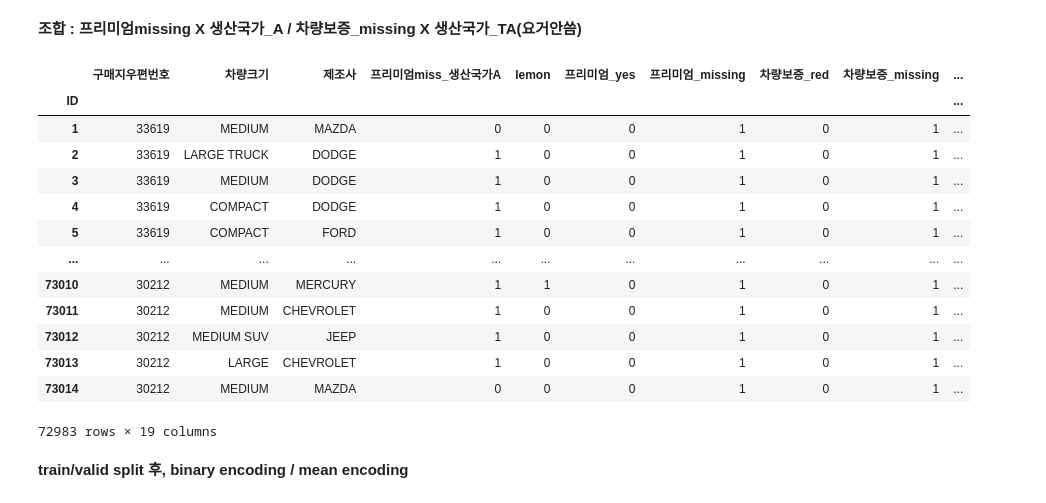
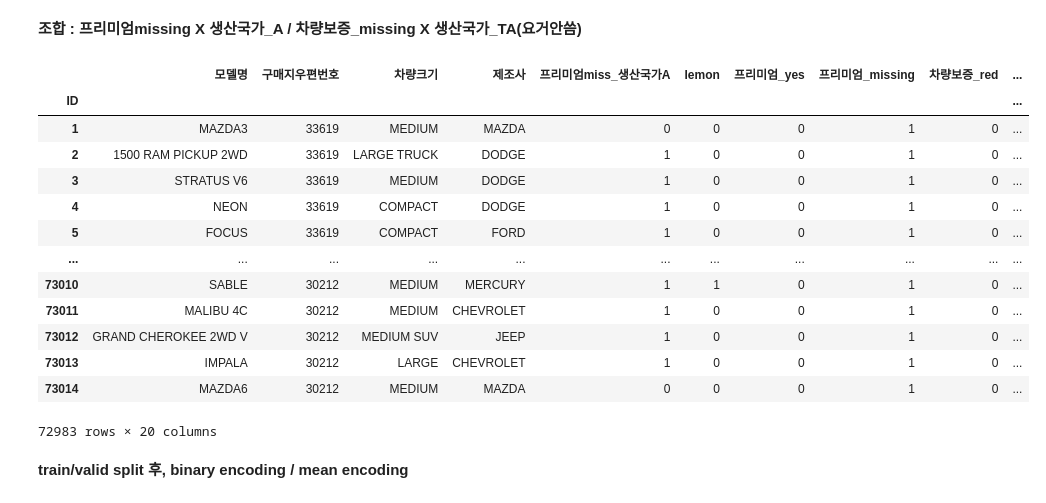
Before and after one commit to siwoolyyy/ml-data, a Jupyter notebook: lemon2.ipynb, the cells around one changed output. Cells and saved outputs as stored; diff of their text form; code cells hidden in the pictures.

```diff
--- a/lemon2.ipynb
+++ b/lemon2.ipynb
@@ -247,31 +247,31 @@ lemon['프리미엄miss_생산국가A'] = lemon["생산국가_A"] * lemon["프
 # %%
 # cols2 = ['lemon', '프리미엄_yes', '프리미엄_missing', '차량보증_red', '차량보증_missing', '운행거리_로그변환', '변속기_std', '온라인판매여부' ]
 # cols2 = ['lemon', '프리미엄_yes', '프리미엄_missing', '차량보증_red', '차량보증_missing', '변속기_std', '온라인판매여부' ]
 # cols3 = ['lemon', '프리미엄_yes', '프리미엄_missing', '차량보증_red', '차량보증_missing', '변속기_std', '온라인판매여부', '판매처_A', '판매처_M', '판매처_Other' ]
 # cols4 = ['lemon', '프리미엄_yes', '프리미엄_missing', '차량보증_red', '차량보증_missing', '변속기_std', '온라인판매여부', '판매처_A', '판매처_M', '판매처_Other', '생산국가_A', '생산국가_OA', '생산국가_TA']
 # cols5 = ['lemon', '프리미엄_yes', '프리미엄_missing', '차량보증_red', '차량보증_missing', '변속기_std', '온라인판매여부', '판매처_A', '판매처_M', '판매처_Other', '생산국가_A', '생산국가_OA', '생산국가_TA', '프리미엄miss_판매처A', '차량보증miss_판매처M']
-cols6 = [ '구매지우편번호','차량크기','제조사', '프리미엄miss_생산국가A','lemon', '프리미엄_yes', '프리미엄_missing', '차량보증_red', '차량보증_missing', '변속기_std', '온라인판매여부', '판매처_A', '판매처_M', '판매처_Other', '생산국가_A', '생산국가_OA', '생산국가_TA', '프리미엄miss_판매처A', '차량보증miss_판매처M']
+cols6 = [ '모델명', '구매지우편번호','차량크기','제조사', '프리미엄miss_생산국가A','lemon', '프리미엄_yes', '프리미엄_missing', '차량보증_red', '차량보증_missing', '변속기_std', '온라인판매여부', '판매처_A', '판매처_M', '판매처_Other', '생산국가_A', '생산국가_OA', '생산국가_TA', '프리미엄miss_판매처A', '차량보증miss_판매처M']
 
 
 # ['차량크기','구매주','생산국가','색상']
 # ['차량크기','구매주','생산국가','색상']
 lemon_rf3 = lemon[cols6]
 lemon_rf3
 # %% [output]
-|  | 구매지우편번호 | 차량크기 | 제조사 | 프리미엄miss_생산국가A | lemon | 프리미엄_yes | 프리미엄_missing | 차량보증_red | 차량보증_missing | ... |
+|  | 모델명 | 구매지우편번호 | 차량크기 | 제조사 | 프리미엄miss_생산국가A | lemon | 프리미엄_yes | 프리미엄_missing | 차량보증_red | ... |
 | ID |  |  |  |  |  |  |  |  |  | ... |
-| 1 | 33619 | MEDIUM | MAZDA | 0 | 0 | 0 | 1 | 0 | 1 | ... |
-| 2 | 33619 | LARGE TRUCK | DODGE | 1 | 0 | 0 | 1 | 0 | 1 | ... |
-| 3 | 33619 | MEDIUM | DODGE | 1 | 0 | 0 | 1 | 0 | 1 | ... |
-| 4 | 33619 | COMPACT | DODGE | 1 | 0 | 0 | 1 | 0 | 1 | ... |
-| 5 | 33619 | COMPACT | FORD | 1 | 0 | 0 | 1 | 0 | 1 | ... |
+| 1 | MAZDA3 | 33619 | MEDIUM | MAZDA | 0 | 0 | 0 | 1 | 0 | ... |
+| 2 | 1500 RAM PICKUP 2WD | 33619 | LARGE TRUCK | DODGE | 1 | 0 | 0 | 1 | 0 | ... |
+| 3 | STRATUS V6 | 33619 | MEDIUM | DODGE | 1 | 0 | 0 | 1 | 0 | ... |
+| 4 | NEON | 33619 | COMPACT | DODGE | 1 | 0 | 0 | 1 | 0 | ... |
+| 5 | FOCUS | 33619 | COMPACT | FORD | 1 | 0 | 0 | 1 | 0 | ... |
 | ... | ... | ... | ... | ... | ... | ... | ... | ... | ... | ... |
-| 73010 | 30212 | MEDIUM | MERCURY | 1 | 1 | 0 | 1 | 0 | 1 | ... |
-| 73011 | 30212 | MEDIUM | CHEVROLET | 1 | 0 | 0 | 1 | 0 | 1 | ... |
-| 73012 | 30212 | MEDIUM SUV | JEEP | 1 | 0 | 0 | 1 | 0 | 1 | ... |
-| 73013 | 30212 | LARGE | CHEVROLET | 1 | 0 | 0 | 1 | 0 | 1 | ... |
-| 73014 | 30212 | MEDIUM | MAZDA | 0 | 0 | 0 | 1 | 0 | 1 | ... |
+| 73010 | SABLE | 30212 | MEDIUM | MERCURY | 1 | 1 | 0 | 1 | 0 | ... |
+| 73011 | MALIBU 4C | 30212 | MEDIUM | CHEVROLET | 1 | 0 | 0 | 1 | 0 | ... |
+| 73012 | GRAND CHEROKEE 2WD V | 30212 | MEDIUM SUV | JEEP | 1 | 0 | 0 | 1 | 0 | ... |
+| 73013 | IMPALA | 30212 | LARGE | CHEVROLET | 1 | 0 | 0 | 1 | 0 | ... |
+| 73014 | MAZDA6 | 30212 | MEDIUM | MAZDA | 0 | 0 | 0 | 1 | 0 | ... |
-72983 rows × 19 columns
+72983 rows × 20 columns
 # %%
 import numpy as np
 import pandas as pd
```
Also changed, not shown: parts of 17 cells of this notebook, 1 other file.
